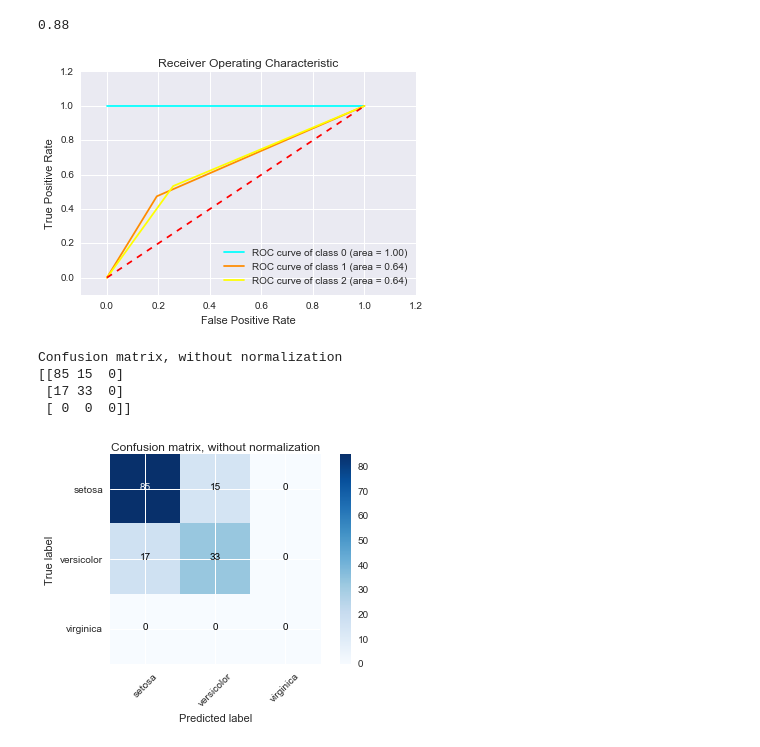
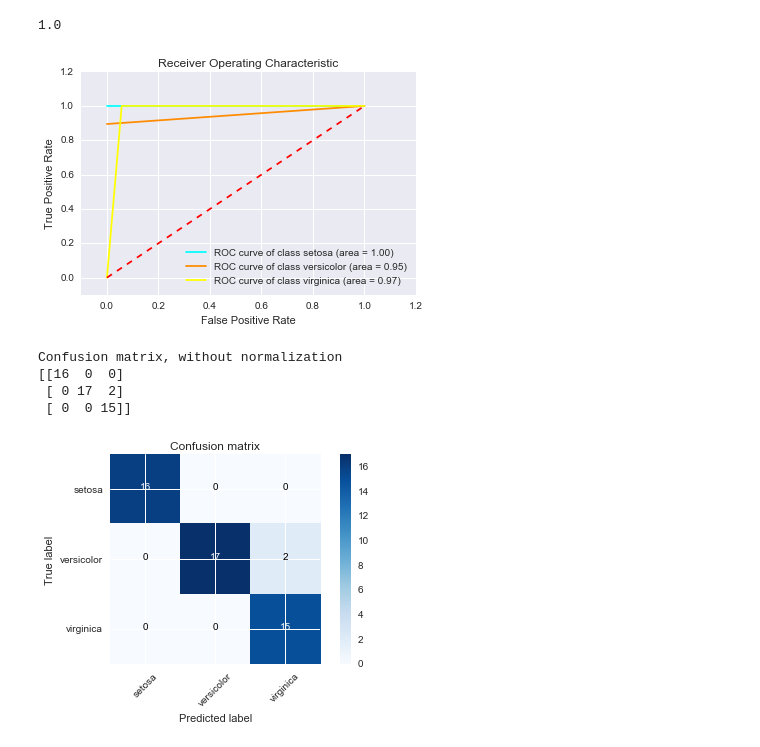
Before and after one commit to jainsrbh/fbproject, a Jupyter notebook: knn_final.ipynb, the cells around one changed output. Saved outputs shown, nothing was run; the diff lists cells and outputs as text; code cells hidden in the pictures.

```diff
--- a/knn_final.ipynb
+++ b/knn_final.ipynb
@@ -70,11 +87,12 @@ def plot_confusion_matrix(cm, classes,
 # %%
+binarizer = preprocessing.LabelBinarizer()
 iris = datasets.load_iris()
 iris.data
-X = iris.data[:, :2]  # we only take the first two features.
+X = iris.data[:, :3]  # we only take the first two features.
 #print(X)
-Y = label_binarize(iris.target,classes=[0,1,2])
+Y = binarizer.fit_transform(iris.target)
 #print(Y)
-h = .02  # step size in the mesh
+#h = .02  # step size in the mesh
 X_train,X_test,y_train,y_test = train_test_split(X,Y,test_size=.33,random_state=0)
 # %%
 # kNN : k - Near Neighbors (Classification)
@@ -88,25 +106,29 @@ print(knn.score(X_train, y_train))
 
 y_predict = knn.predict(X_test)
 # %% [output]
-0.88
+1.0
 # %%
 # Get success rate of the model
-plot_multi_roc_curve(y_test, y_predict,3) # [:,1] for only 2 classes (e.g. Legitimate or Malicious site)
+plot_multi_roc_curve(y_test, y_predict,classes=iris.target_names) # [:,1] for only 2 classes (e.g. Legitimate or Malicious site)
 # %% [output]
-[figure, old version]
+[figure, new version]
 # %%
 #plot confusion matrix
 from sklearn.metrics import confusion_matrix
 # Compute confusion matrix
-cnf_matrix = confusion_matrix(y_test.flatten(), y_predict.flatten(),labels=[0,1,2])
+y_test_non_bz = binarizer.inverse_transform(y_test)
+#print(y_predict)
+y_predict_non_bz = binarizer.inverse_transform(y_predict)
+
+cnf_matrix = confusion_matrix(y_test_non_bz, y_predict_non_bz,labels=[0,1,2])
 np.set_printoptions(precision=2)
 
 # Plot non-normalized confusion matrix
 plt.figure()
 plot_confusion_matrix(cnf_matrix, classes=iris.target_names,title='Confusion matrix')
 # %% [output]
 Confusion matrix, without normalization
-[[85 15  0]
- [17 33  0]
- [ 0  0  0]]
+[[16  0  0]
+ [ 0 17  2]
+ [ 0  0 15]]
-[figure, old version]
+[figure, new version]
```
Also changed, not shown: parts of 4 cells of this notebook, 2 other files.
